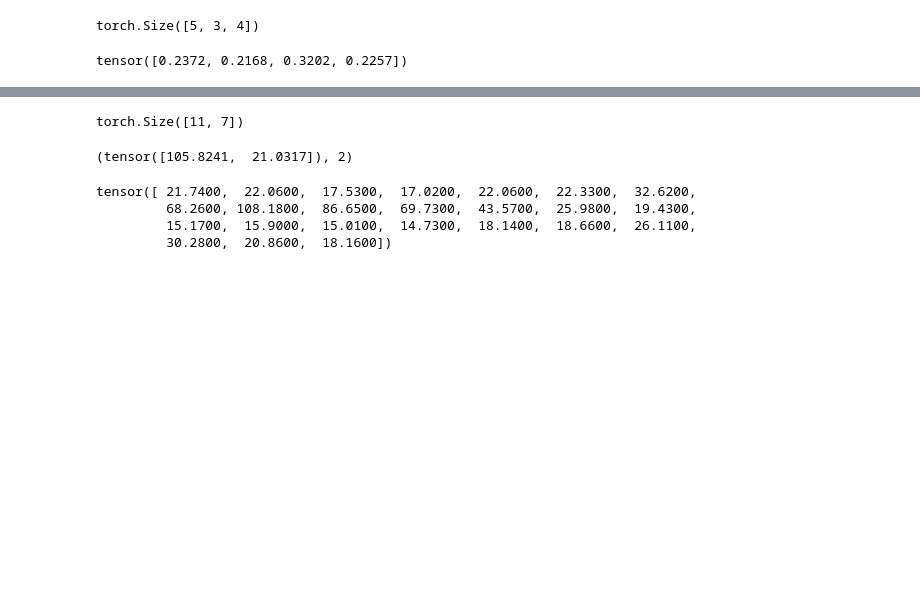
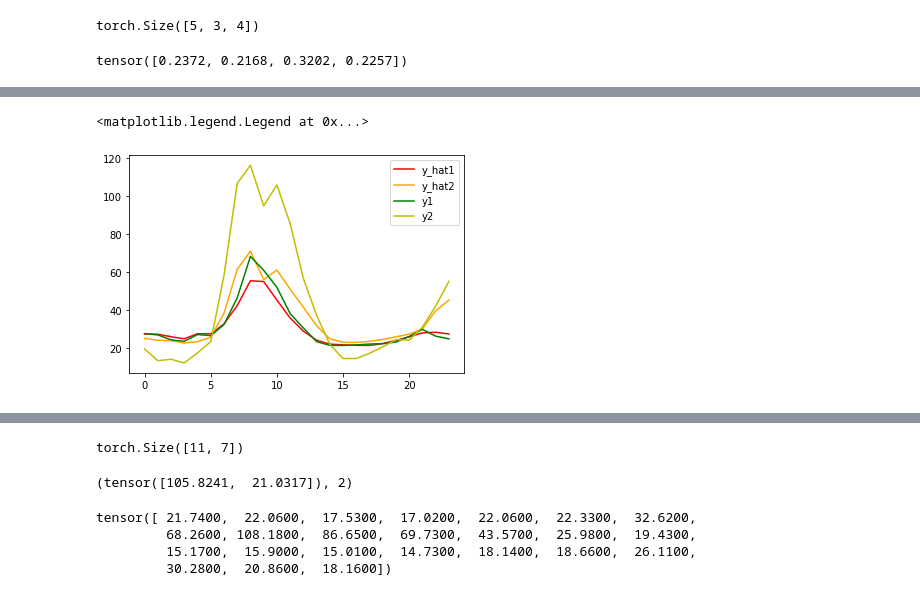
Before and after one commit to hoang1007/air-quality-forecasting, a Jupyter notebook: src/draft.ipynb, the cells around one changed output, grey strips where cells are left out. Cells and saved outputs as stored; diff of their text form; code cells hidden in the pictures; blank space fills up the shorter version.

```diff
--- a/src/draft.ipynb
+++ b/src/draft.ipynb
@@ -151,0 +236,19 @@ plt.plot(pred, "r")
+# %%
+i = 3
+beta = 1
+top_k = 6
+fill_corr = False
+y_hat1, y1, _ = predict(i, beta=beta, top_k=top_k, fill_corr=fill_corr)
+y_hat2, y2, _ = predict(i + 1, beta=beta, top_k=top_k, fill_corr=fill_corr)
+
+plt.plot(y_hat1, "r")
+plt.plot(y_hat2, "orange")
+plt.plot(y1, "g")
+plt.plot(y2, "y")
+plt.legend([
+    "y_hat1", "y_hat2",
+    "y1", "y2"
+])
+# %% [output]
+<matplotlib.legend.Legend at 0x...>
+[figure, added]
```
Also changed, not shown: parts of 37 cells of this notebook, 15 other files.
